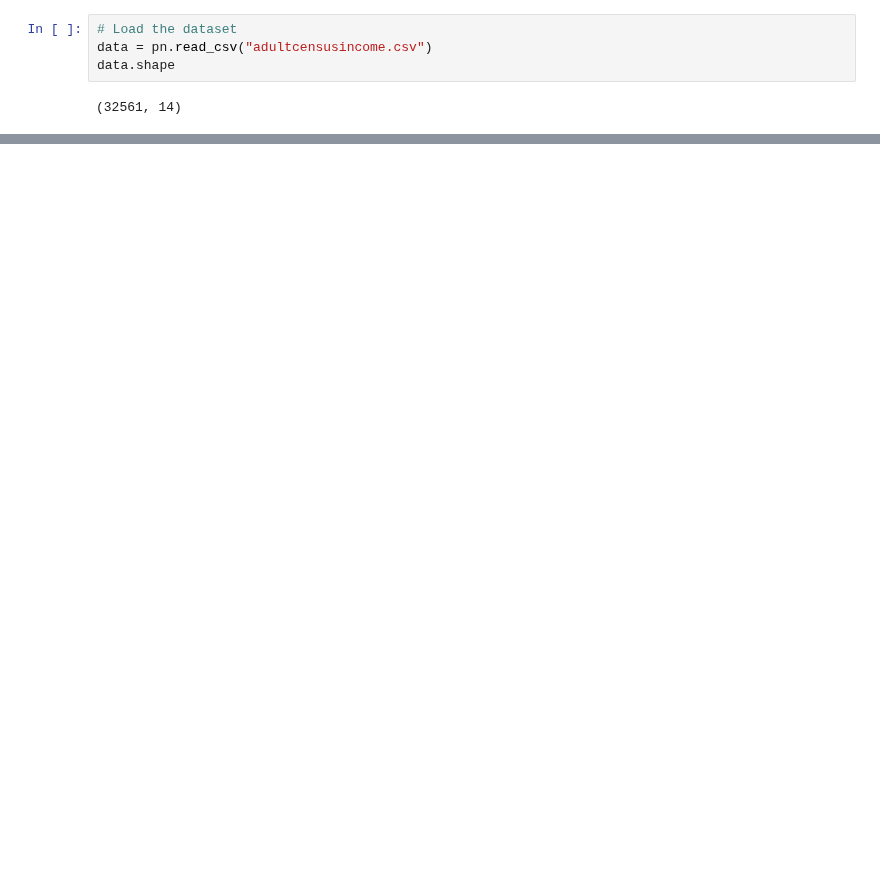
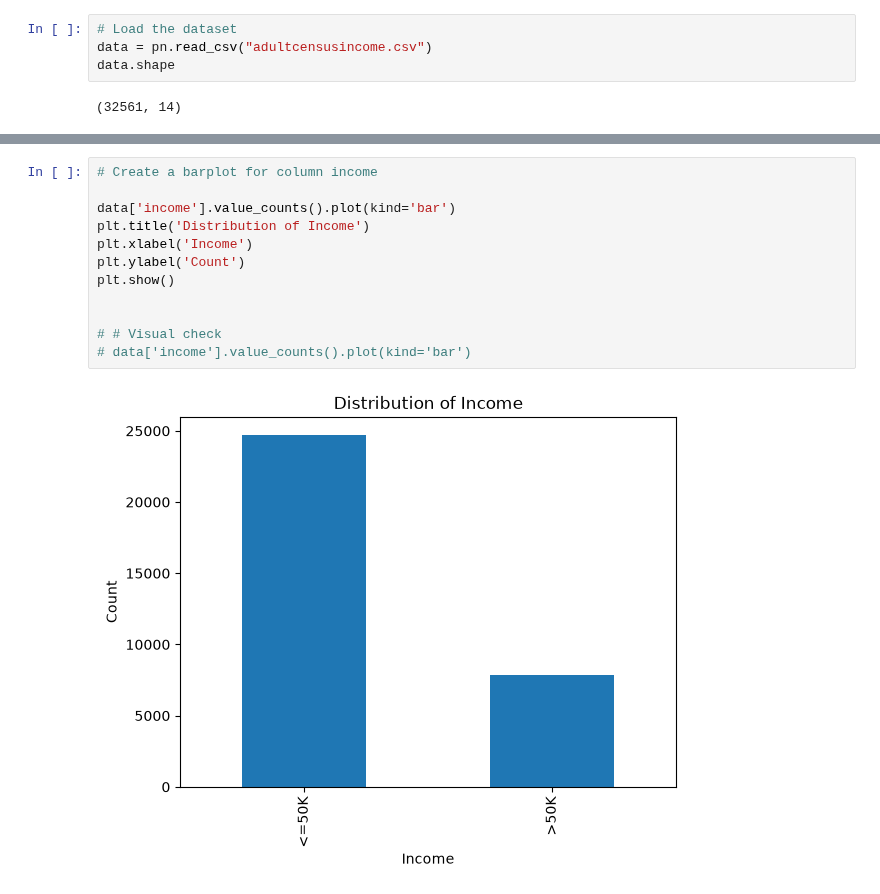
Before and after one commit to shubha95/python, a Jupyter notebook: Machine Learning/Incremental_Capstone/Capstone Session 6/capstone_session_6.ipynb, the cells around one changed output, grey strips where cells are left out. Saved outputs shown, nothing was run; the diff lists cells and outputs as text; blank space fills up the shorter version.

```diff
--- a/Machine Learning/Incremental_Capstone/Capstone Session 6/capstone_session_6.ipynb
+++ b/Machine Learning/Incremental_Capstone/Capstone Session 6/capstone_session_6.ipynb
@@ -47,0 +51,14 @@ dtype: bool
+# %%
+# Create a barplot for column income
+
+data['income'].value_counts().plot(kind='bar')
+plt.title('Distribution of Income')
+plt.xlabel('Income')
+plt.ylabel('Count')
+plt.show()
+
+
+# # Visual check
+# data['income'].value_counts().plot(kind='bar')
+# %% [output]
+[figure, added]
```
Also changed, not shown: parts of 18 cells of this notebook, 1 other file.
